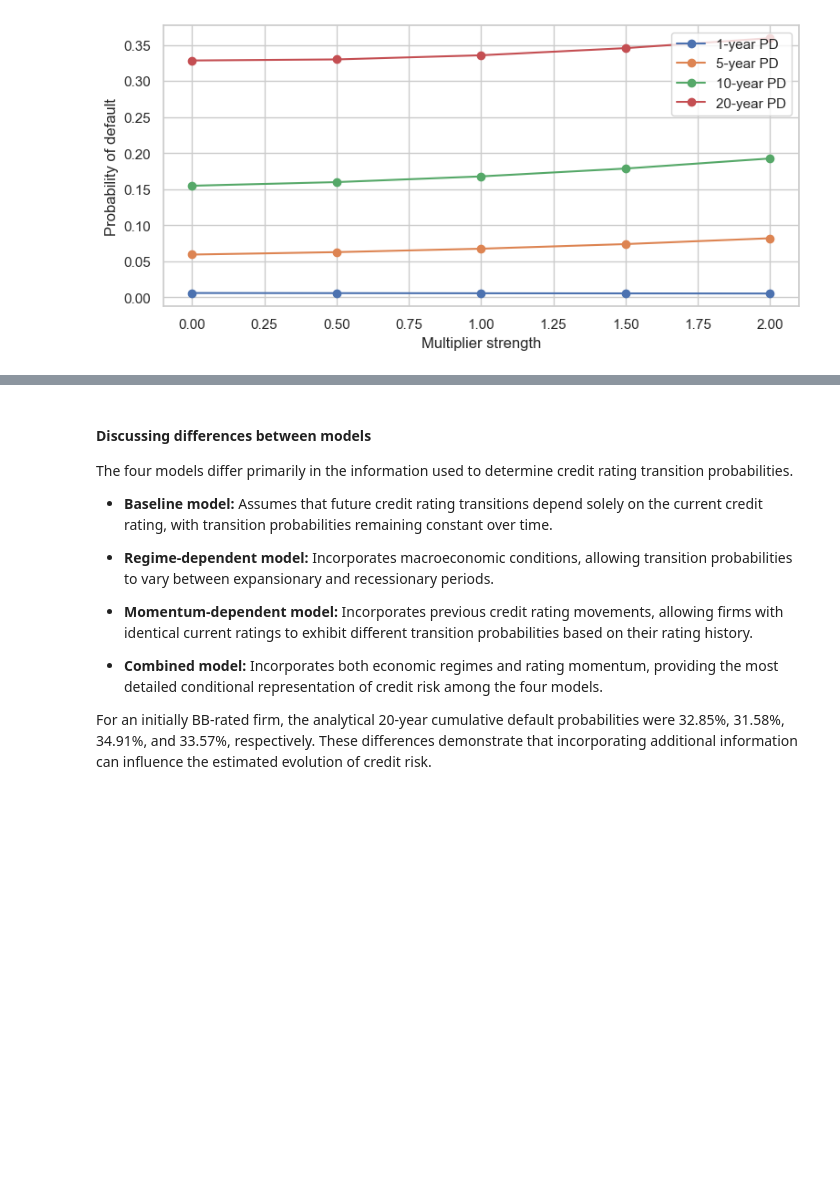
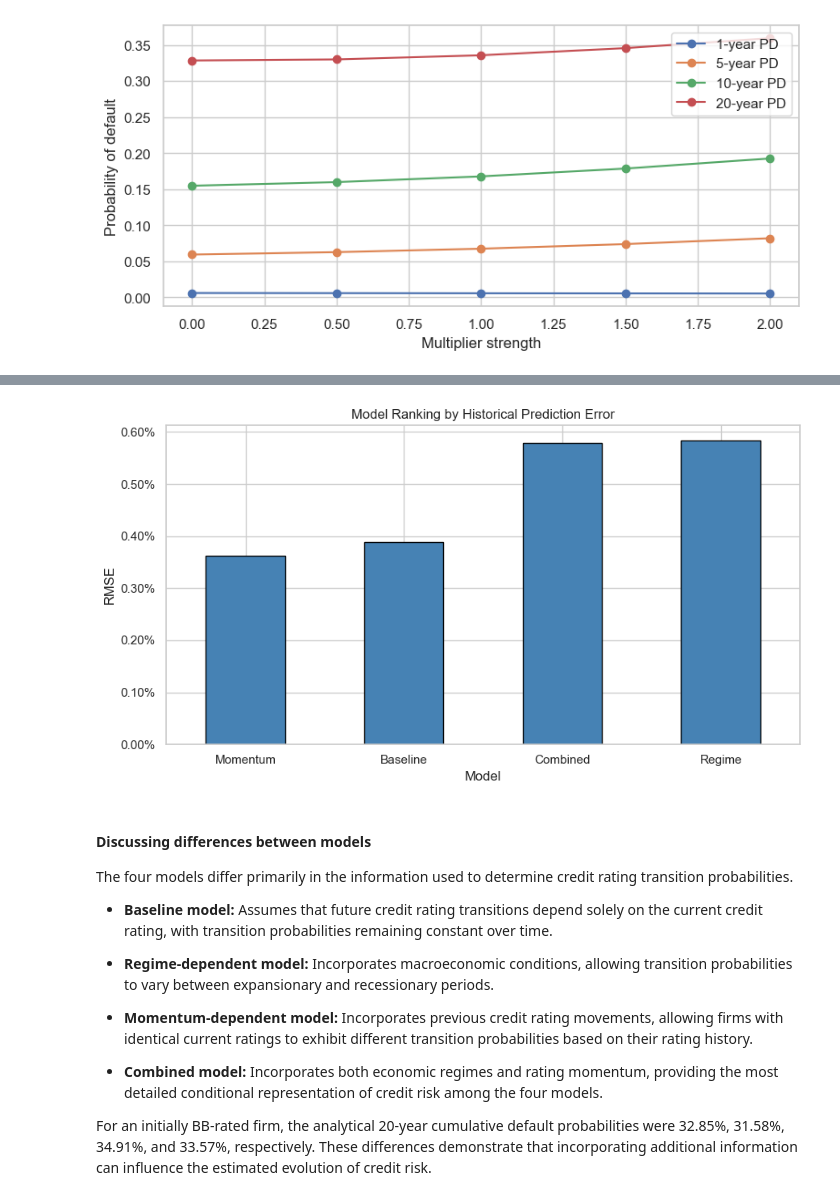
Before and after one commit to dfamobio-code/credit-rating-markov-model, a Jupyter notebook: full_analysis.ipynb, the cells around one changed output, grey strips where cells are left out. Saved outputs shown, nothing was run; the diff lists cells and outputs as text; code cells hidden in the pictures; blank space fills up the shorter version.

```diff
--- a/full_analysis.ipynb
+++ b/full_analysis.ipynb
@@ -847,0 +1329,22 @@ summary.to_csv(PROCESSED / "model_comparison.csv")
+# %%
+# Compare simulated default probabilities against historical data
+
+historical_comparison = backtest_results.pivot(
+    index="Year",
+    columns="Model",
+    values="Simulated PD"
+)
+
+historical_comparison.insert(
+    0,
+    "Actual",
+    actual_history["Actual_PD"]
+)
+
+historical_comparison = historical_comparison[
+    ["Actual"] + BACKTEST_MODELS
+]
+
+display(
+    historical_comparison.style.format("{:.3%}")
+)
@@ -847,0 +1486,23 @@ summary.to_csv(PROCESSED / "model_comparison.csv")
+# %%
+# Visualize the historical predictive performance ranking
+
+ax = model_ranking["RMSE"].plot(
+    kind="bar",
+    figsize=(9, 5),
+    color="steelblue",
+    edgecolor="black"
+)
+
+ax.set_title("Model Ranking by Historical Prediction Error")
+ax.set_xlabel("Model")
+ax.set_ylabel("RMSE")
+
+ax.yaxis.set_major_formatter(
+    plt.matplotlib.ticker.PercentFormatter(1)
+)
+
+plt.xticks(rotation=0)
+plt.tight_layout()
+plt.show()
+# %% [output]
+[figure, added]
```
Also changed, not shown: parts of 14 cells of this notebook, 5 other files.
